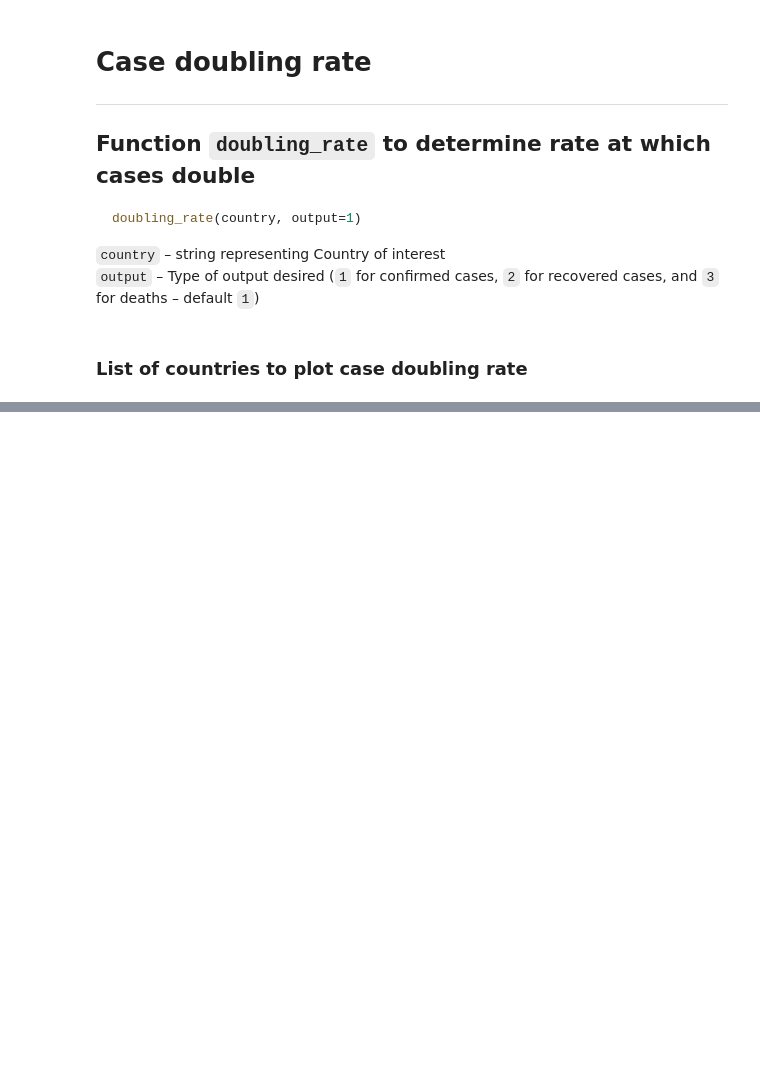
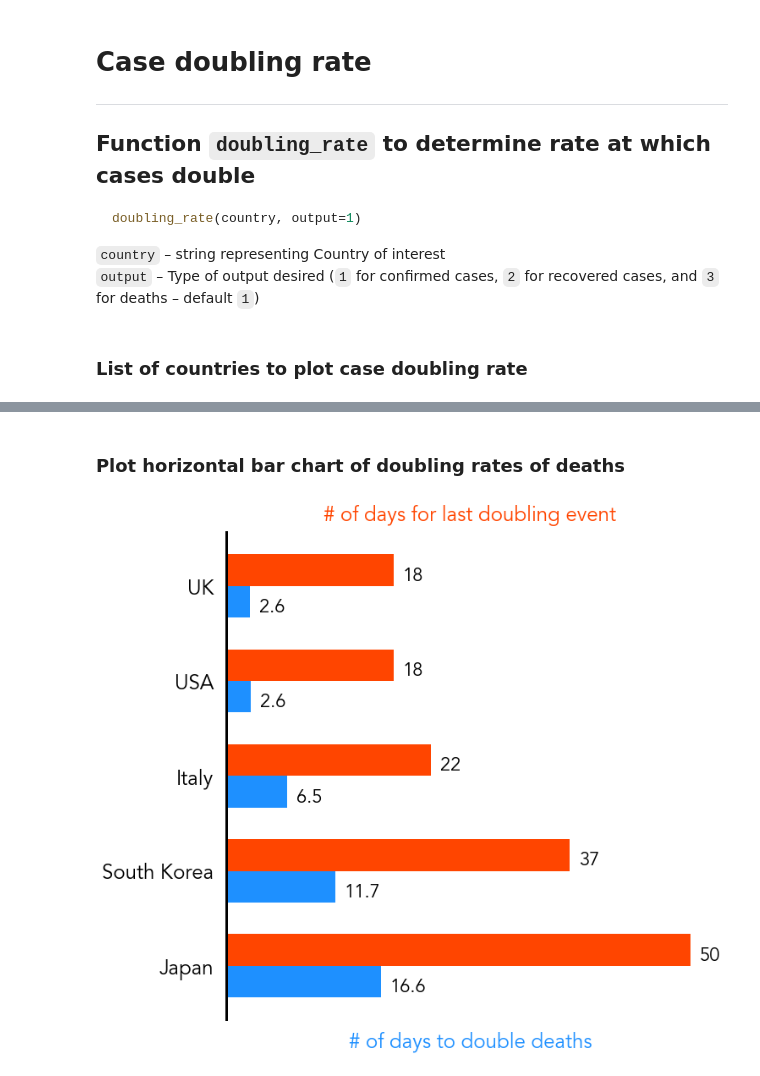
Before and after one commit to naveenv92/covid-19-visualization, a Jupyter notebook: covid_visualization.ipynb, the cells around one changed output, grey strips where cells are left out. Drawn from its saved outputs; the diff is of its cells as text; code cells hidden in the pictures; blank space fills up the shorter version.

```diff
--- a/covid_visualization.ipynb
+++ b/covid_visualization.ipynb
@@ -465,0 +543,72 @@ plt.show()
+# %%
+countries = ['USA', 'UK', 'Italy', 'South Korea', 'Japan']
+# %% [markdown]
+### Plot horizontal bar chart of doubling rates of deaths
+# %%
+# Plot of doubling rate of deaths
+
+mpl.rcParams['font.family'] = 'Avenir'
+plt.rcParams['axes.linewidth'] = 3
+plt.rcParams['font.size'] = 24
+
+fig = plt.figure(figsize=(8,8), facecolor='white')
+ax = fig.add_axes([0, 0, 1, 1])
+ax2 = ax.twiny()
+
+# Remove spines on primary and secondary axes
+ax.spines['top'].set_visible(False)
+ax.spines['bottom'].set_visible(False)
+ax.spines['right'].set_visible(False)
+ax2.spines['top'].set_visible(False)
+ax2.spines['bottom'].set_visible(False)
+ax2.spines['right'].set_visible(False)
+
+ax.xaxis.set_tick_params(which='major', size=0)
+ax.yaxis.set_tick_params(which='major', size=0, pad=15)
+ax2.xaxis.set_tick_params(which='major', size=0)
+
+# Get doubling rate data
+double_rate = []
+double_event = []
+for i in countries:
+    double_rate.append(doubling_rate(i, 3)[0])
+    double_event.append(doubling_rate(i, 3)[1])
+
+# Sort the doubling rates from shortest to longest
+countries = [x for _, x in sorted(zip(double_rate, countries), reverse=True)]
+double_event = [x for _, x in sorted(zip(double_rate, double_event), reverse=True)]
+double_rate = sorted(double_rate, reverse=True)
+
+
+double_rate_y = np.arange(0, 3*len(countries), 3)
+double_event_y = np.arange(1, 3*len(countries) + 1, 3)
+
+# Plot horizontal bars for doubling rates
+ax.barh(double_rate_y, double_rate, height=1, align='edge', color='#1e90ff')
+ax.barh(double_event_y, double_event, height=1, align='edge', color='#ff4500')
+
+# Places labels for the doubling rates
+padding = 1
+for i in range(len(countries)):
+    ax.text(double_rate[i] + padding, double_rate_y[i], str(round(double_rate[i], 1)), size=22, ha='left', va='bottom')
+    ax.text(double_event[i] + padding, double_event_y[i], str(round(double_event[i], 1)), size=22, ha='left', va='bottom')
+
+# Remove x-tick labels
+ax.xaxis.set_ticklabels([])
+ax2.xaxis.set_ticklabels([])
+
+# Set country names for y-tick labels
+ax.set_yticks(double_event_y)
+ax.yaxis.set_ticklabels(countries)
+
+# Set x-axis label
+ax.set_xlabel('# of days to double deaths', labelpad=10, color='#1e90ff')
+ax2.set_xlabel('# of days for last doubling event', labelpad=10, color='#ff4500')
+
+# Save plot (comment/uncomment as desired)
+dpi = 300 # Resolution of image
+# plt.savefig('Doubling_Rate.png', dpi=dpi, bbox_inches='tight')
+
+plt.show()
+# %% [output]
+[figure, added]
```
Also changed, not shown: parts of 10 cells of this notebook.
